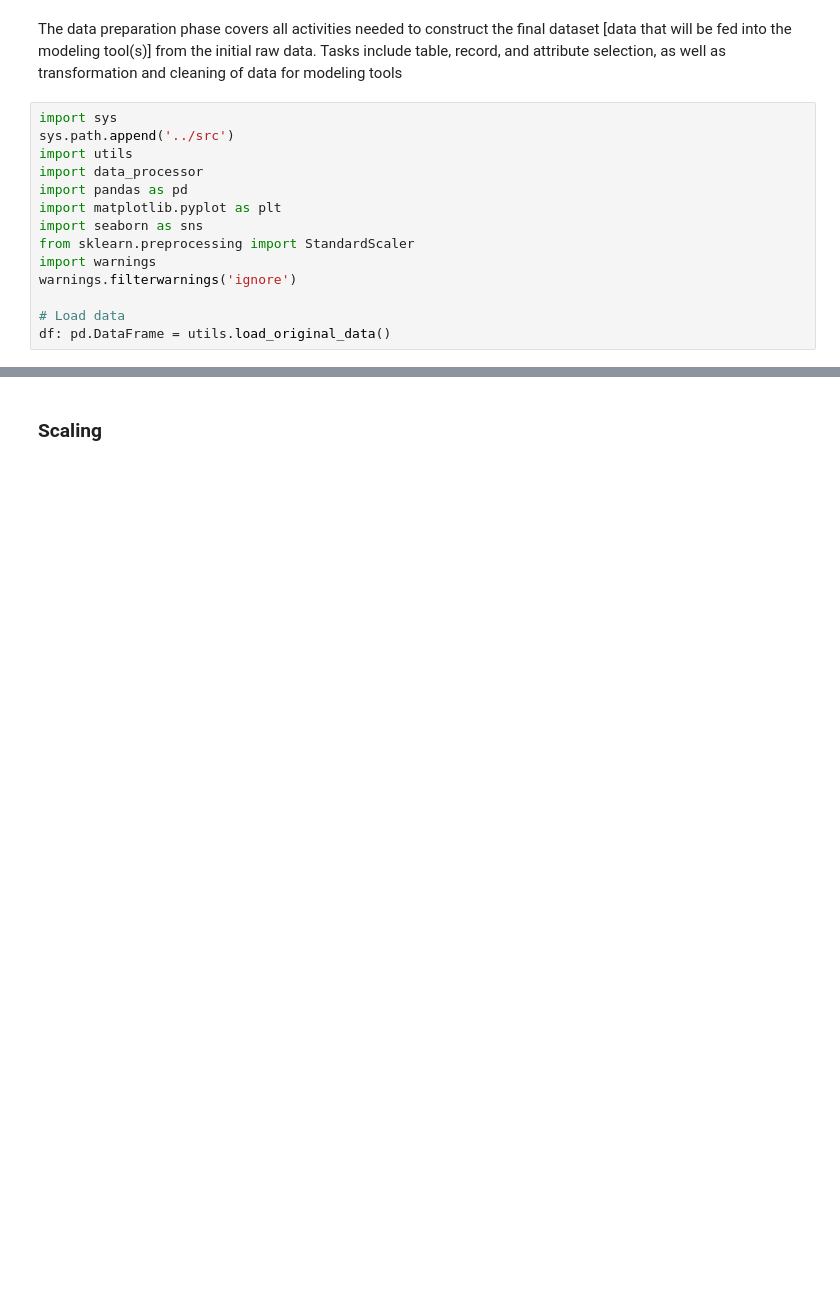
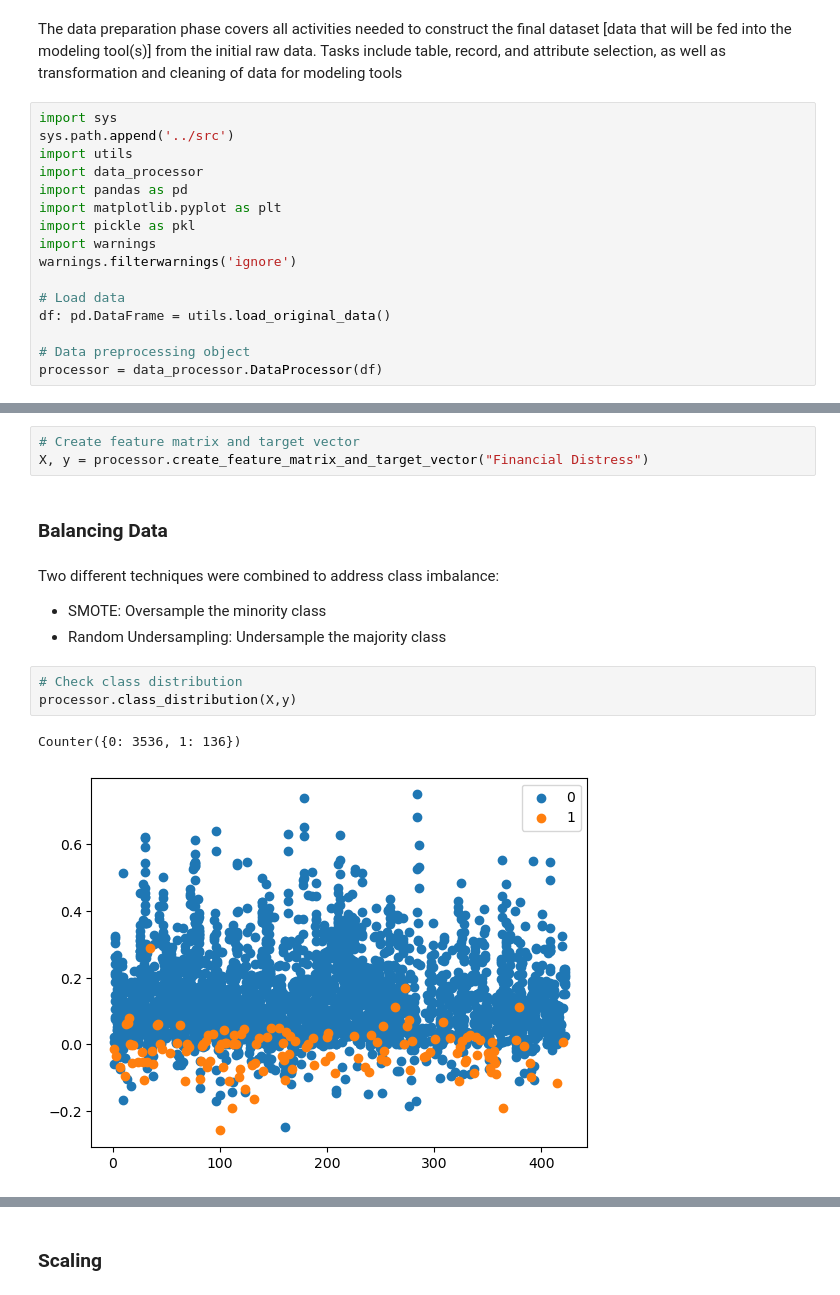
Before and after one commit to AndreCatarino/Financial-Distress-Prediction, a Jupyter notebook: docs/03_data_preparation.ipynb, the cells around one changed output, grey strips where cells are left out. Cells and saved outputs as stored; diff of their text form; blank space fills up the shorter version.

```diff
--- a/docs/03_data_preparation.ipynb
+++ b/docs/03_data_preparation.ipynb
@@ -9,11 +9,13 @@ import utils
 import data_processor
 import pandas as pd
 import matplotlib.pyplot as plt
-import seaborn as sns
-from sklearn.preprocessing import StandardScaler
+import pickle as pkl
 import warnings
 warnings.filterwarnings('ignore')
 
 # Load data
 df: pd.DataFrame = utils.load_original_data()
+
+# Data preprocessing object
+processor = data_processor.DataProcessor(df)
 # %% [markdown]
@@ -31,3 +33,18 @@ df.head()
 | 3 | 1 | 4 | 1 | 1.1131 | -0.015229 | 0.85888 | 0.80974 | 0.076037 | 0.091033 | 0.67546 | ... |
 | 4 | 2 | 1 | 0 | 1.0623 | 0.107020 | 0.81460 | 0.83593 | 0.199960 | 0.047800 | 0.74200 | ... |
 5 rows × 86 columns
+# %%
+# Create feature matrix and target vector
+X, y = processor.create_feature_matrix_and_target_vector("Financial Distress")
+# %% [markdown]
+### Balancing Data
+# %% [markdown]
+Two different techniques were combined to address class imbalance:
+- SMOTE: Oversample the minority class
+- Random Undersampling: Undersample the majority class
+# %%
+# Check class distribution
+processor.class_distribution(X,y)
+# %% [output]
+Counter({0: 3536, 1: 136})
+[figure, added]
```
Also changed, not shown: parts of 13 cells of this notebook, 8 other files.
